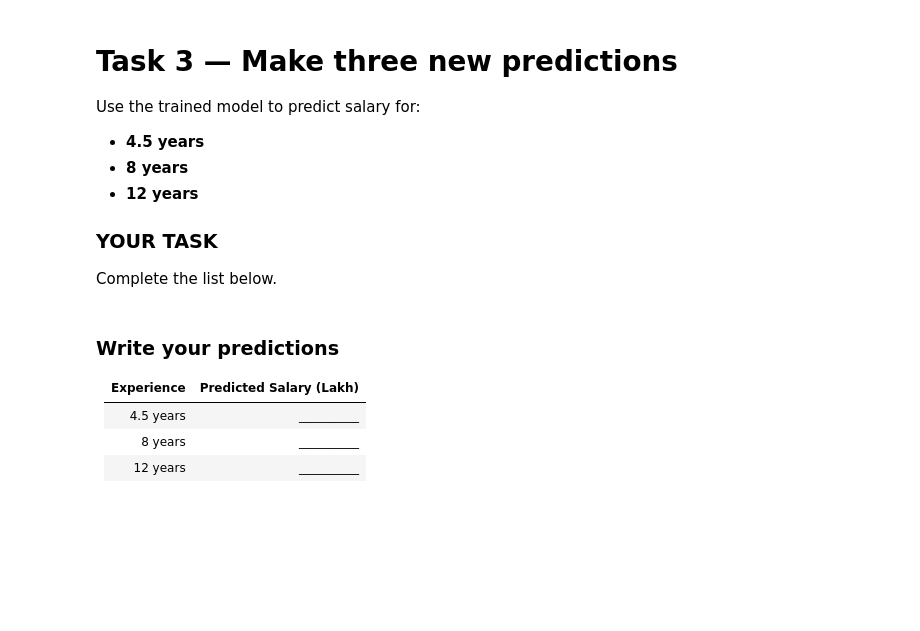
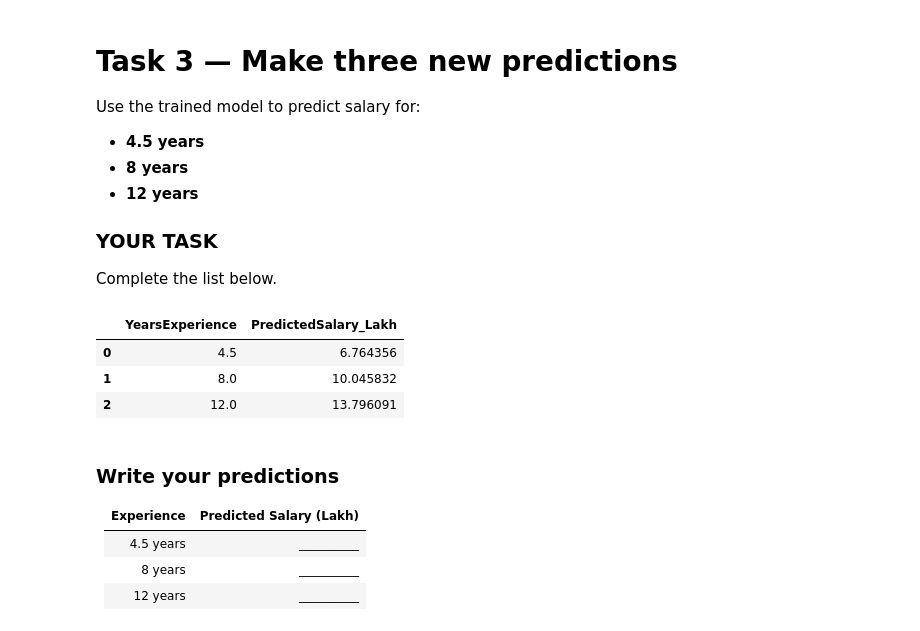
Before and after one commit to Kokilakoki8398/Kokila, a Jupyter notebook: Faculty_Hands_On_Linear_Regression_Activity.ipynb, the cells around one changed output. Cells and saved outputs as stored; diff of their text form; code cells hidden in the pictures; blank space fills up the shorter version.

```diff
--- a/Faculty_Hands_On_Linear_Regression_Activity.ipynb
+++ b/Faculty_Hands_On_Linear_Regression_Activity.ipynb
@@ -219,16 +253,21 @@ Complete the list below.
 # %%
 # YOUR TASK: Enter the three experience values
 
 new_experience = pd.DataFrame({
-    "YearsExperience": [_____, _____, _____]
+    "YearsExperience": [4.5, 8.0, 12.0]
 })
 
 predicted_salary = model.predict(new_experience)
 
 prediction_table = new_experience.copy()
 prediction_table["PredictedSalary_Lakh"] = predicted_salary
 
 prediction_table
+# %% [output]
+|  | YearsExperience | PredictedSalary_Lakh |
+| 0 | 4.5 | 6.764356 |
+| 1 | 8.0 | 10.045832 |
+| 2 | 12.0 | 13.796091 |
 # %% [markdown]
 ### Write your predictions
 
```
Also changed, not shown: parts of 13 cells of this notebook.
